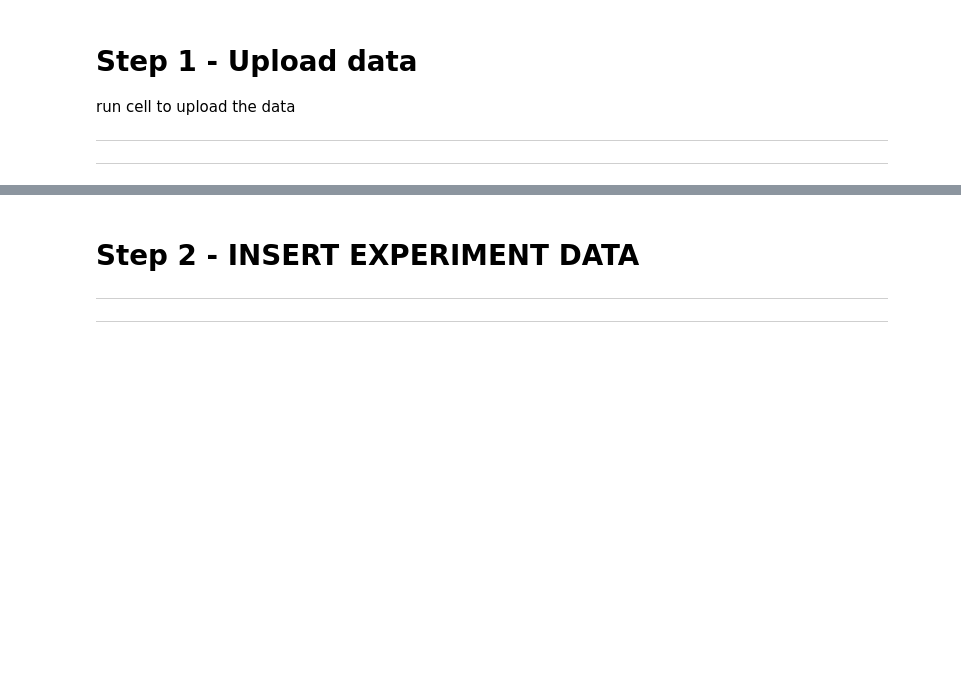
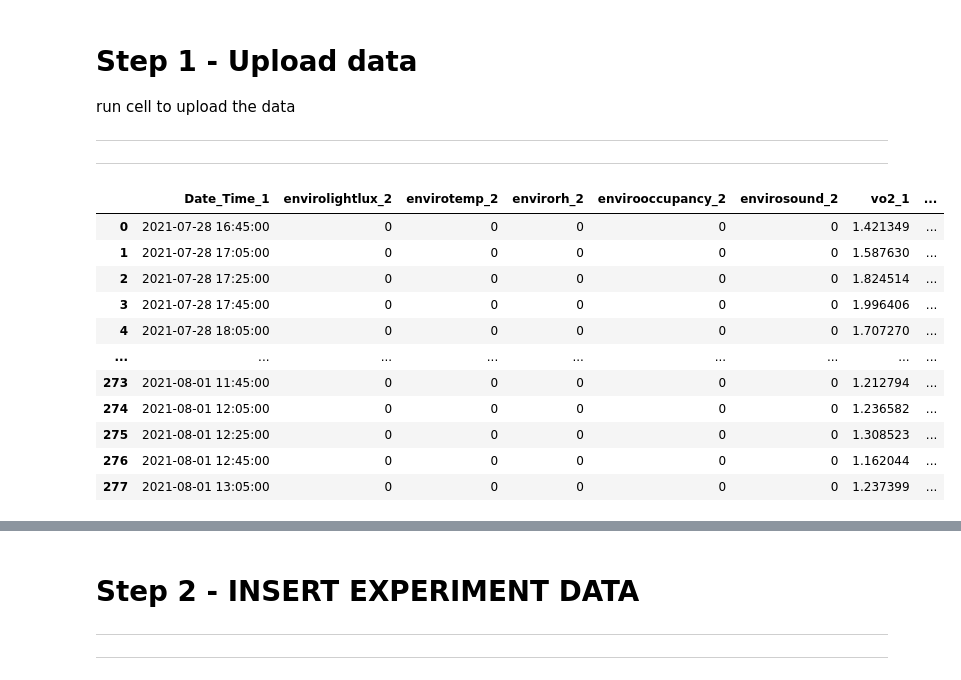
Before and after one commit to barel-mishal/InCal, a Jupyter notebook: in_cal.ipynb, the cells around one changed output, grey strips where cells are left out. Drawn from its saved outputs; the diff is of its cells as text; code cells hidden in the pictures; blank space fills up the shorter version.

```diff
--- a/in_cal.ipynb
+++ b/in_cal.ipynb
@@ -28,37 +28,49 @@ run cell to upload the data
 ---
 # %%
 dataframes = {}
-is_one_file = False
+is_one_file = True
 # 'this code block for the jupter colab only'
 # try:
 #     from google.colab import files
 #     import io
 #     uploaded = files.upload()
 #     if len(uploaded) > 1:
 #         for fn in uploaded.keys():
 #             print('User uploaded file "{name}" with length {length} bytes'.format(
 #                 name=fn, length=len(uploaded[fn])))
 #             dataframes[fn] = pd.read_csv(io.BytesIO(uploaded[fn]))
 #             is_one_file = False
 #     else:
 #         name = list(uploaded.keys())[0]
 #         dataframes = pd.read_csv(io.BytesIO(uploaded[name]))
 # except:
 #     print('check the if error - file.csv, there more then one table in the sheet?, is table has missing columns?')
 
 # dataframes = {
 #     '3': pd.read_csv("csvs/shani_exp/hebrew_2021-07-28_16_33_hebrew16_shani_w2_acdoors_pt1_m_calr.csv", parse_dates=['Date_Time_1']),
 #     '4': pd.read_csv("csvs/shani_exp/hebrew_2021-08-01_13_49_hebrew16_shani_w1_pt2b_m_calr(1).csv", parse_dates=['Date_Time_1']),
 #     '5': pd.read_csv("csvs/shani_exp/hebrew_2021-08-04_11_45_hebrew16_shani_acdoors_w2p1_m_calr.csv", parse_dates=['Date_Time_1']),
 #     '6': pd.read_csv("csvs/all_weeks/hebrew_2021-08-10_16_15_hebrew16_shani_w2p2.1_m_calr.csv", parse_dates=['Date_Time_1']),
 #     '7': pd.read_csv("csvs/all_weeks/hebrew_2021-08-11_16_24_hebrew16_shani_acdoors_w3_m_calr.csv", parse_dates=['Date_Time_1']),
 #     '8': pd.read_csv("csvs/all_weeks/hebrew_2021-08-15_16_24_hebrew16_sahni_acdoors_w3p2_m_calr.csv", parse_dates=['Date_Time_1']),
 #     '9': pd.read_csv("csvs/all_weeks/hebrew_2021-08-19_16_17_hebrew16_shani_acdoors_w4_m_calr.csv", parse_dates=['Date_Time_1']),
 #     '10': pd.read_csv("csvs/all_weeks/hebrew_2021-08-26_16_12_hebrew16_shani_acdoors_w5_m_calr.csv", parse_dates=['Date_Time_1']),
 #     '11': pd.read_csv("csvs/all_weeks/hebrew_2021-08-29_08_41_hebrew16_shani_acdoors_w5_dd_m_calr.csv", parse_dates=['Date_Time_1']),
 #     '12': pd.read_csv("csvs/all_weeks/hebrew_2021-09-02_07_54_hebrew16_dark dark week2_m_calr.csv", parse_dates=['Date_Time_1'])
 # }
 # dataframes = pd.read_csv('csvs\shani_exp\hebrew_2021-07-28_16_33_hebrew16_shani_w2_acdoors_pt1_m_calr.csv', parse_dates=['Date_Time_1'])
-dataframes = pd.read_csv('example_csvs/examle.csv', parse_dates=['Date_Time_1'])
+dataframes = pd.read_csv('example_csvs/example.csv', parse_dates=['Date_Time_1'])
 dataframes
 # %% [output]
+|  | Date_Time_1 | envirolightlux_2 | envirotemp_2 | envirorh_2 | envirooccupancy_2 | envirosound_2 | vo2_1 | ... |
+| 0 | 2021-07-28 16:45:00 | 0 | 0 | 0 | 0 | 0 | 1.421349 | ... |
+| 1 | 2021-07-28 17:05:00 | 0 | 0 | 0 | 0 | 0 | 1.587630 | ... |
+| 2 | 2021-07-28 17:25:00 | 0 | 0 | 0 | 0 | 0 | 1.824514 | ... |
+| 3 | 2021-07-28 17:45:00 | 0 | 0 | 0 | 0 | 0 | 1.996406 | ... |
+| 4 | 2021-07-28 18:05:00 | 0 | 0 | 0 | 0 | 0 | 1.707270 | ... |
+| ... | ... | ... | ... | ... | ... | ... | ... | ... |
+| 273 | 2021-08-01 11:45:00 | 0 | 0 | 0 | 0 | 0 | 1.212794 | ... |
+| 274 | 2021-08-01 12:05:00 | 0 | 0 | 0 | 0 | 0 | 1.236582 | ... |
+| 275 | 2021-08-01 12:25:00 | 0 | 0 | 0 | 0 | 0 | 1.308523 | ... |
+| 276 | 2021-08-01 12:45:00 | 0 | 0 | 0 | 0 | 0 | 1.162044 | ... |
+| 277 | 2021-08-01 13:05:00 | 0 | 0 | 0 | 0 | 0 | 1.237399 | ... |
```
Also changed, not shown: parts of 5 cells of this notebook.
